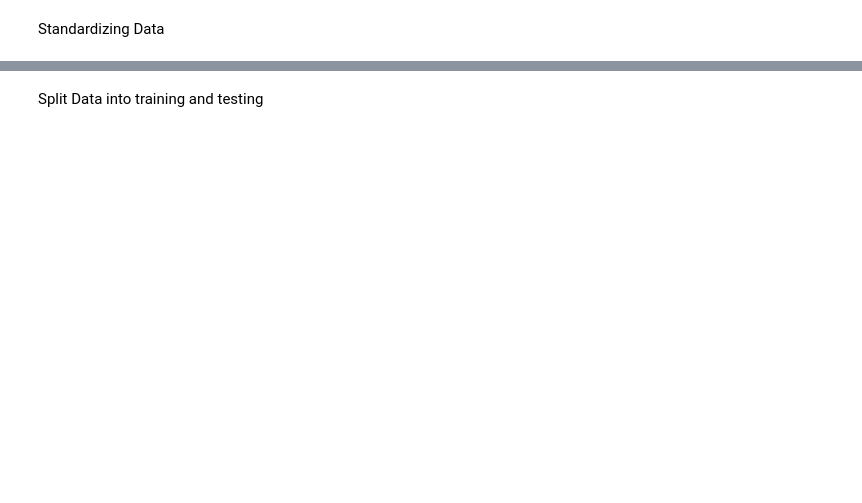
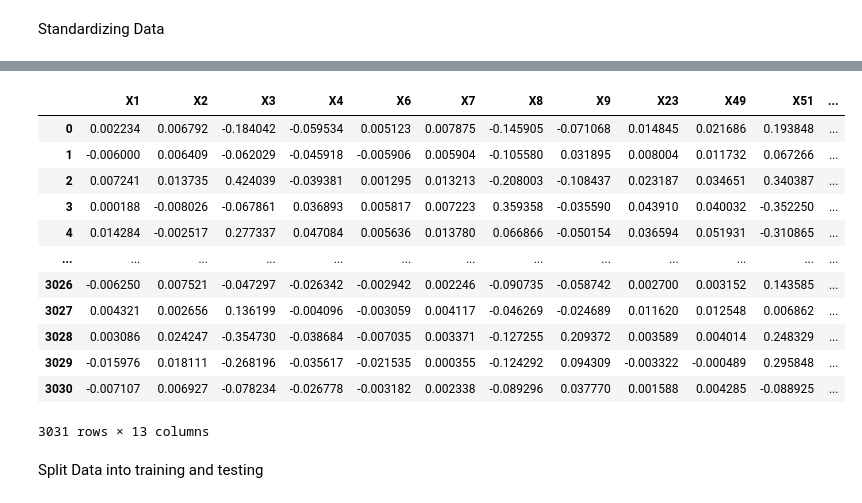
Before and after one commit to Zach-schwark/PGM_Assignment, a Jupyter notebook: Gaussian.ipynb, the cells around one changed output, grey strips where cells are left out. Saved outputs shown, nothing was run; the diff lists cells and outputs as text; code cells hidden in the pictures; blank space fills up the shorter version.

```diff
--- a/Gaussian.ipynb
+++ b/Gaussian.ipynb
@@ -200,3 +209,43 @@ PreprocessedData
+# %%
+
+keeping_attributes = [
+    "X23",
+    "X1",
+    "X7",
+    "X49",
+    "X9",
+    "X3",
+    "X2",
+    "X59",
+    "X6",
+    "X4",
+    "X51",
+    "X8",
+    "class"
+]
+most_common_attributes = ['X52', 'X40', 'X25', 'X5', 'X9', 'X13', 'X58', 'X15', 'X27', 'X36', 'X22', 'X42', 'X31', 'X48', 'X32', 'X57', 'X12', 'X35', 'X6', 'X53', 'X16', 'X11', 'X55', 'X14', 'X29', 'X41','class']
+
+most_common_attributes_all_years = ['X16', 'X52', 'X32', 'X28', 'X5', 'X40', 'X9', 'X11', 'X59', 'X23', 'X25', 'X55', 'X17', 'X14', 'X29', 'X13', 'X58', 'X30', 'X57', 'X56', 'X40', 'X15', 'X27', 'X5', 'X25', 'X36', 'X22', 'X42', 'X31', 'X13', 'X12', 'X35', 'X9', 'X58', 'X11', 'X48', 'X52', 'X57', 'X55', 'X6', 'X15', 'X22', 'X52', 'X27', 'X40', 'X5', 'X25', 'X31', 'X12', 'X42', 'X13', 'X53', 'X57', 'X37', 'X48', 'X6', 'X35', 'X41', 'X32', 'X36', 'X22', 'X52', 'X15', 'X25', 'X27', 'X40', 'X58', 'X42', 'X13', 'X36', 'X31', 'X5', 'X53', 'X6', 'X35', 'X48', 'X9', 'X24', 'X38', 'X29', 'X25', 'X22', 'X27', 'X15', 'X52', 'X53', 'X14', 'X40', 'X42', 'X36', 'X54', 'X12', 'X58', 'X41', 'X44', 'X48', 'X9', 'X31', 'X32', 'X16', 'class']
+
+for attribute in normalised_StandardisedData.columns.values.tolist():
+    if attribute not in keeping_attributes:
+        del normalised_StandardisedData[attribute]
+
+normalised_StandardisedData
+# %% [output]
+|  | X1 | X2 | X3 | X4 | X6 | X7 | X8 | X9 | X23 | X49 | X51 | ... |
+| 0 | 0.002234 | 0.006792 | -0.184042 | -0.059534 | 0.005123 | 0.007875 | -0.145905 | -0.071068 | 0.014845 | 0.021686 | 0.193848 | ... |
+| 1 | -0.006000 | 0.006409 | -0.062029 | -0.045918 | -0.005906 | 0.005904 | -0.105580 | 0.031895 | 0.008004 | 0.011732 | 0.067266 | ... |
+| 2 | 0.007241 | 0.013735 | 0.424039 | -0.039381 | 0.001295 | 0.013213 | -0.208003 | -0.108437 | 0.023187 | 0.034651 | 0.340387 | ... |
+| 3 | 0.000188 | -0.008026 | -0.067861 | 0.036893 | 0.005817 | 0.007223 | 0.359358 | -0.035590 | 0.043910 | 0.040032 | -0.352250 | ... |
+| 4 | 0.014284 | -0.002517 | 0.277337 | 0.047084 | 0.005636 | 0.013780 | 0.066866 | -0.050154 | 0.036594 | 0.051931 | -0.310865 | ... |
+| ... | ... | ... | ... | ... | ... | ... | ... | ... | ... | ... | ... | ... |
+| 3026 | -0.006250 | 0.007521 | -0.047297 | -0.026342 | -0.002942 | 0.002246 | -0.090735 | -0.058742 | 0.002700 | 0.003152 | 0.143585 | ... |
+| 3027 | 0.004321 | 0.002656 | 0.136199 | -0.004096 | -0.003059 | 0.004117 | -0.046269 | -0.024689 | 0.011620 | 0.012548 | 0.006862 | ... |
+| 3028 | 0.003086 | 0.024247 | -0.354730 | -0.038684 | -0.007035 | 0.003371 | -0.127255 | 0.209372 | 0.003589 | 0.004014 | 0.248329 | ... |
+| 3029 | -0.015976 | 0.018111 | -0.268196 | -0.035617 | -0.021535 | 0.000355 | -0.124292 | 0.094309 | -0.003322 | -0.000489 | 0.295848 | ... |
+| 3030 | -0.007107 | 0.006927 | -0.078234 | -0.026778 | -0.003182 | 0.002338 | -0.089296 | 0.037770 | 0.001588 | 0.004285 | -0.088925 | ... |
+3031 rows × 13 columns
 # %% [markdown]
 Split Data into training and testing
 # %%
```
Also changed, not shown: parts of 22 cells of this notebook.
